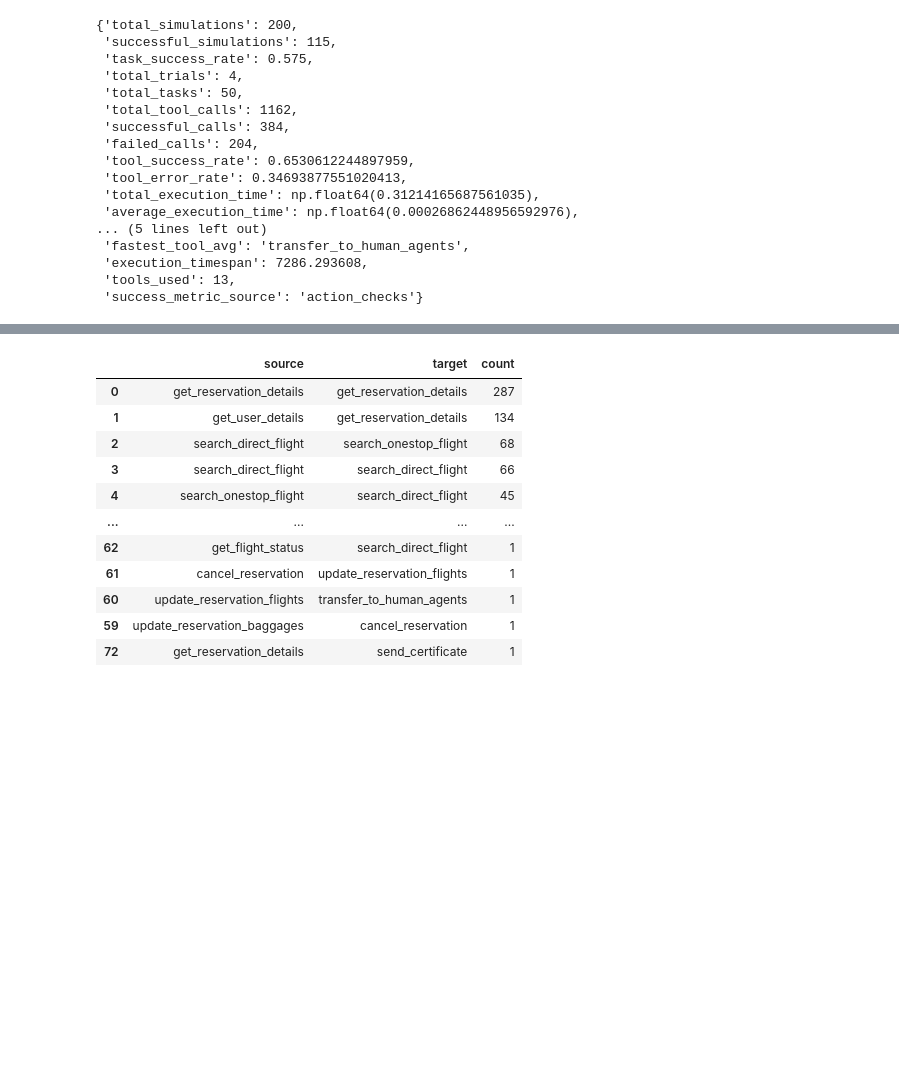
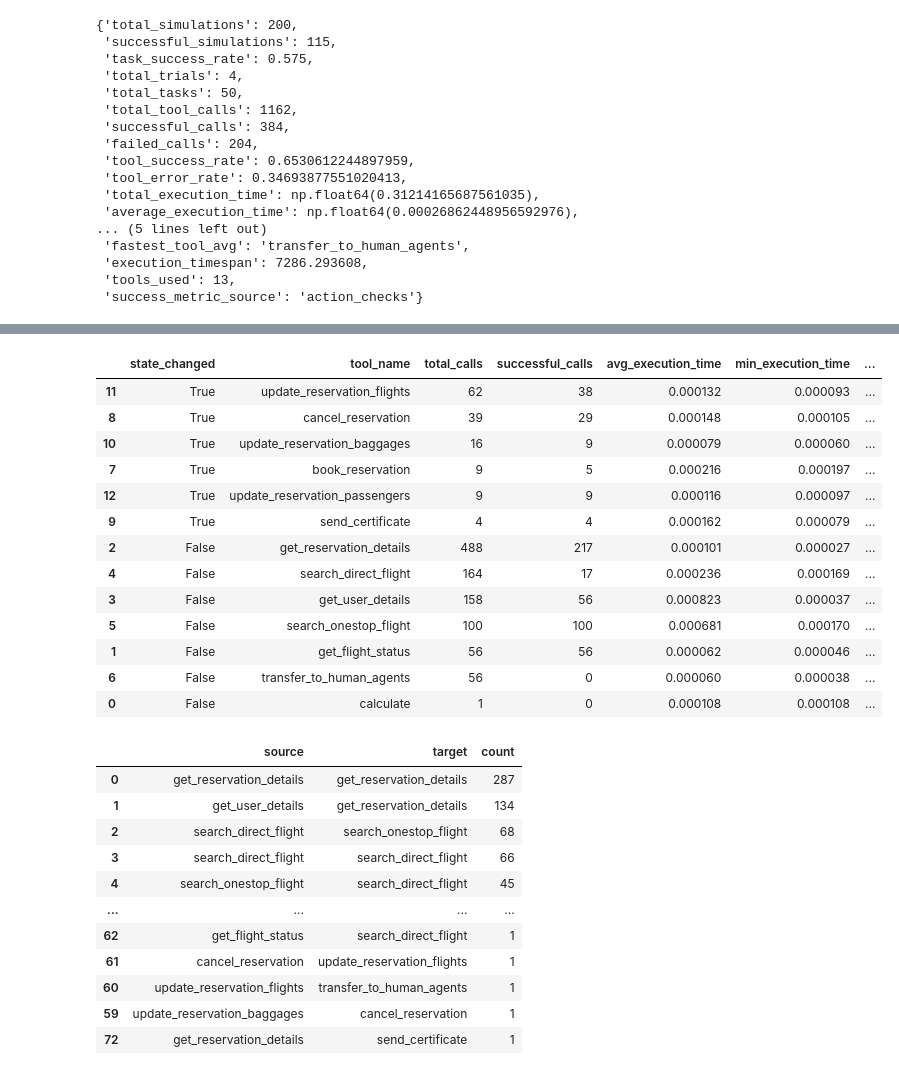
Before and after one commit to jitrc/tau2-enhanced, a Jupyter notebook: scripts/analyze.ipynb, the cells around one changed output, grey strips where cells are left out. Saved outputs shown, nothing was run; the diff lists cells and outputs as text; code cells hidden in the pictures; blank space fills up the shorter version.

```diff
--- a/scripts/analyze.ipynb
+++ b/scripts/analyze.ipynb
@@ -122,3 +135,20 @@ Tool Performance: source of success rate -  action_checks
+# %%
+analyzer.get_state_change_analysis()
+# %% [output]
+|  | state_changed | tool_name | total_calls | successful_calls | avg_execution_time | min_execution_time | ... |
+| 11 | True | update_reservation_flights | 62 | 38 | 0.000132 | 0.000093 | ... |
+| 8 | True | cancel_reservation | 39 | 29 | 0.000148 | 0.000105 | ... |
+| 10 | True | update_reservation_baggages | 16 | 9 | 0.000079 | 0.000060 | ... |
+| 7 | True | book_reservation | 9 | 5 | 0.000216 | 0.000197 | ... |
+| 12 | True | update_reservation_passengers | 9 | 9 | 0.000116 | 0.000097 | ... |
+| 9 | True | send_certificate | 4 | 4 | 0.000162 | 0.000079 | ... |
+| 2 | False | get_reservation_details | 488 | 217 | 0.000101 | 0.000027 | ... |
+| 4 | False | search_direct_flight | 164 | 17 | 0.000236 | 0.000169 | ... |
+| 3 | False | get_user_details | 158 | 56 | 0.000823 | 0.000037 | ... |
+| 5 | False | search_onestop_flight | 100 | 100 | 0.000681 | 0.000170 | ... |
+| 1 | False | get_flight_status | 56 | 56 | 0.000062 | 0.000046 | ... |
+| 6 | False | transfer_to_human_agents | 56 | 0 | 0.000060 | 0.000038 | ... |
+| 0 | False | calculate | 1 | 0 | 0.000108 | 0.000108 | ... |
 # %%
 analyzer.get_tool_sequence_analysis()
 # %% [output]
```
Also changed, not shown: parts of 9 cells of this notebook.
